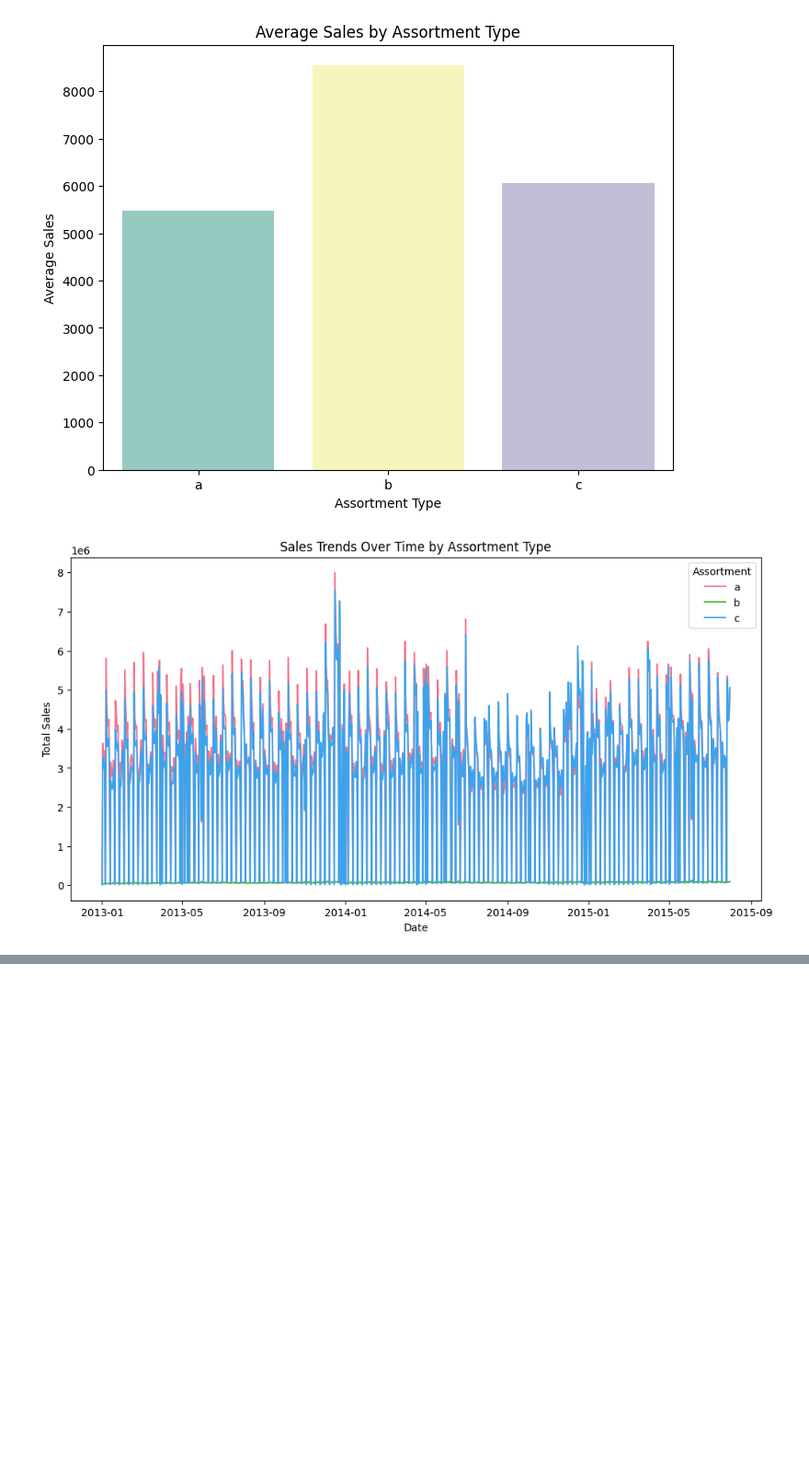
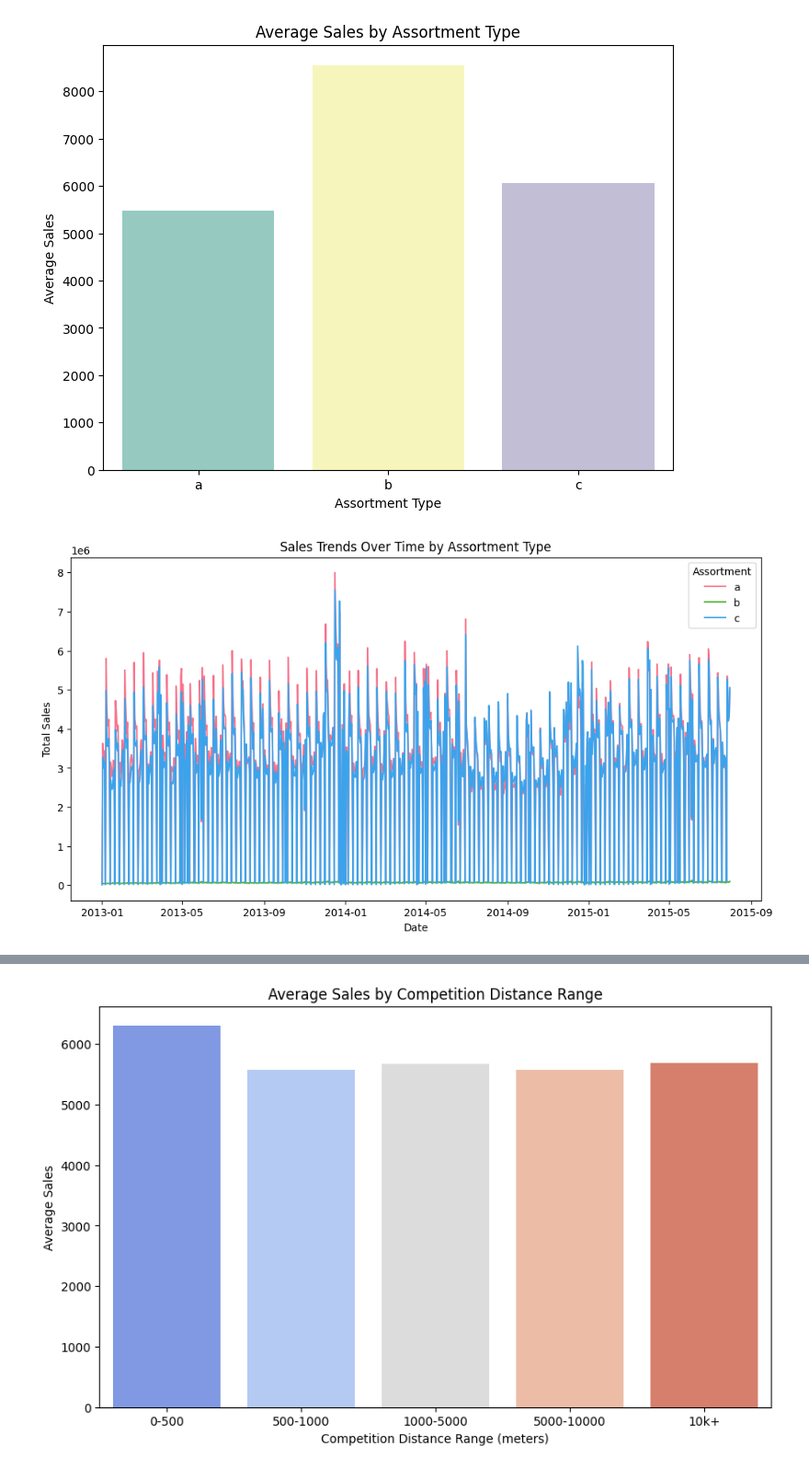
Before and after one commit to hasankere/Week4_Challenge_Document, a Jupyter notebook: notebooks/pharmacy.ipynb, the cells around one changed output, grey strips where cells are left out. Shown at 92% size. Drawn from its saved outputs; the diff is of its cells as text; code cells hidden in the pictures; blank space fills up the shorter version.

```diff
--- a/notebooks/pharmacy.ipynb
+++ b/notebooks/pharmacy.ipynb
@@ -929,3 +929,85 @@ Passing `palette` without assigning `hue` is deprecated and will be removed in v
   sns.barplot(data=assortment_analysis, x='Assortment', y='AvgSales', palette='Set3')
 [figure]
 [figure]
+# %%
+
+# Set up logging
+logging.basicConfig(
+    filename="competition_distance_analysis.log",
+    level=logging.INFO,
+    format="%(asctime)s - %(levelname)s - %(message)s"
+)
+
+# File paths
+data = r"C:\Users\Hasan\Desktop\week4"
+store_file = os.path.join(data, "store.csv")
+train_file = os.path.join(data, "train.csv")
+
+try:
+    # Load datasets
+    logging.info("Loading store.csv and train.csv...")
+    store_df = pd.read_csv(store_file)
+    train_df = pd.read_csv(train_file)
+
+    # Merge datasets on 'Store'
+    logging.info("Merging datasets on 'Store'...")
+    merged_df = pd.merge(train_df, store_df, on='Store', how='left')
+
+    # Drop rows with missing values in relevant columns
+    logging.info("Dropping rows with missing values in 'CompetitionDistance' and 'Sales'...")
+    merged_df = merged_df.dropna(subset=['CompetitionDistance', 'Sales'])
+
+    # Analyze sales vs competition distance
+    logging.info("Grouping data by 'CompetitionDistance' range to analyze sales...")
+    merged_df['CompetitionDistanceRange'] = pd.cut(
+        merged_df['CompetitionDistance'],
+        bins=[0, 500, 1000, 5000, 10000, float('inf')],
+        labels=['0-500', '500-1000', '1000-5000', '5000-10000', '10k+']
+    )
+    distance_analysis = merged_df.groupby('CompetitionDistanceRange')['Sales'].agg(
+        TotalSales='sum',
+        AvgSales='mean'
+    ).reset_index()
+
+    logging.info(f"Sales vs Competition Distance Analysis:\n{distance_analysis}")
+    print("\nSales vs Competition Distance Analysis:")
+    print(distance_analysis)
+
+    # Visualize sales vs competition distance
+    logging.info("Visualizing sales vs competition distance...")
+    plt.figure(figsize=(10, 6))
+    sns.barplot(data=distance_analysis, x='CompetitionDistanceRange', y='AvgSales', palette='coolwarm')
+    plt.title("Average Sales by Competition Distance Range")
+    plt.xlabel("Competition Distance Range (meters)")
+    plt.ylabel("Average Sales")
+    plt.savefig("avg_sales_by_competition_distance.png")
+    plt.show()
+
+    # Analyze city-center stores (assuming CityCenter flag or similar exists)
+    if 'StoreType' in store_df.columns:  # Adjust based on actual column
+        logging.info("Analyzing competition distance effect for city-center stores...")
+        merged_df['CityCenter'] = merged_df['StoreType'].apply(lambda x: 1 if x == 'C' else 0)
+
+        city_center_analysis = merged_df[merged_df['CityCenter'] == 1].groupby('CompetitionDistanceRange')['Sales'].agg(
+            TotalSales='sum',
+            AvgSales='mean'
+        ).reset_index()
+
+        logging.info(f"City-Center Store Analysis:\n{city_center_analysis}")
+        print("\nCity-Center Store Analysis:")
+        print(city_center_analysis)
+
+        # Visualize city-center sales vs competition distance
+        logging.info("Visualizing city-center sales vs competition distance...")
+        plt.figure(figsize=(10, 6))
+        sns.barplot(data=city_center_analysis, x='CompetitionDistanceRange', y='AvgSales', palette='Set2')
+        plt.title("City-Center Stores: Average Sales by Competition Distance Range")
+        plt.xlabel("Competition Distance Range (meters)")
+        plt.ylabel("Average Sales")
+        plt.savefig("city_center_sales_by_competition_distance.png")
+        plt.show()
+
+except Exception as e:
+    logging.error(f"An error occurred: {e}")
+    print(f"An error occurred. Check the log file for details.")
+# %% [output]
@@ -931,0 +1024 @@ Passing `palette` without assigning `hue` is deprecated and will be removed in v
+[figure, added]
```
Also changed, not shown: parts of 1 cell of this notebook.
